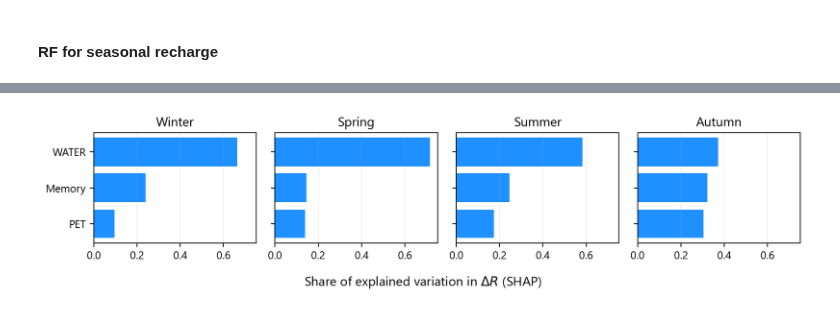
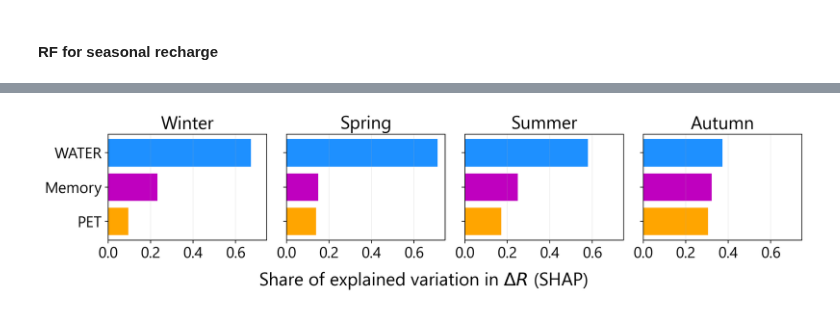
Before and after one commit to klekarkar/pre_post_process_mHM, a Jupyter notebook: recharge_attribution.ipynb, the cells around one changed output, grey strips where cells are left out. Cells and saved outputs as stored; diff of their text form; code cells hidden in the pictures.

```diff
--- a/recharge_attribution.ipynb
+++ b/recharge_attribution.ipynb
@@ -425,8 +409,8 @@ def rF_emulator(df_train, df_test, region_names):
         y_test  = test_season['recharge'].values
 
         param_grid = {
-            'n_estimators': [200],
-            'max_depth': [40],
+            'n_estimators': [150],
+            'max_depth': [20],
             'min_samples_split': [3],
             'min_samples_leaf': [2],
             'max_features': ['sqrt', 'log2', None],
@@ -616,0 +614,19 @@ Summary contribution spring:
+# %%
+for season, results in seasonal_emulators.items():
+    best_model = results['model']
+    rng_global = np.random.default_rng(42)
+    N_SHAP_ROWS_MAX = 200
+    idx_rows = rng_global.choice(len(df_test), size=N_SHAP_ROWS_MAX, replace=False)
+    df_shap = df_test.iloc[idx_rows]
+    X = df_shap[feature_names]
+    # Create an explainer object
+    explainer = shap.TreeExplainer(best_model)
+
+    # Calculate SHAP values
+    shap_values = explainer.shap_values(X)
+    # Label according to the feature labels
+    # shap.summary_plot(shap_values, X, feature_names=X.columns, plot_type='bar')
+
+    # Generate the SHAP beeswarm plot
+    columns = ['PET', 'WATER', 'Memory']
+    shap.summary_plot(shap_values, X, feature_names=columns,plot_size=[10,5])
@@ -617,32 +655,38 @@ Summary contribution spring:
 # %%
 
 # feature_names = ['dPET', 'dP', 'dWA']
 season_order = ['winter', 'spring', 'summer', 'autumn']  # adjust if your keys differ
 bucket_order = ['PET', 'Memory', 'WATER']  # top → bottom in all panels
 
 
-fig, axes = plt.subplots(1, 4, figsize=(10, 2.5), dpi=180, sharex=True)
+fig, axes = plt.subplots(1, 4, figsize=(12, 3.0), dpi=180, sharex=True)
 axes = axes.ravel()
 
 for i, season in enumerate(season_order):
     share_imp = seasonal_bucket_importance[season].copy()
 
     # set index to bucket and reorder rows to fixed order
     share_imp = (share_imp.set_index('bucket')
                             .loc[bucket_order]        # enforce same order
                             .reset_index())
 
     ax = axes[i]
     ax.barh(share_imp['bucket'], share_imp['share'],
-            height=0.8, color='dodgerblue')
-    ax.set_title(season.capitalize())
+            height=0.8, color=["#ffa500", "m", "dodgerblue"])
+    ax.set_title(season.capitalize(), fontsize=20)
     ax.grid(alpha=0.2, axis='x')
+    ax.tick_params(axis='x', labelsize=17)
+    ax.xaxis.set_major_locator(ticker.MultipleLocator(0.2))
+
+    if i == 0:
+        ax.tick_params(labelsize=17, axis='y')
 
     if i != 0:
         ax.set_yticklabels([])
 
-fig.supxlabel('Share of explained variation in $\Delta R$ (SHAP)', y=0.05)
+
+fig.supxlabel('Share of explained variation in $\Delta R$ (SHAP)', y=0.05, fontsize=20)
 plt.tight_layout()
 plt.show()
 # %% [output]
-[figure, old version]
+[figure, new version]
```
Also changed, not shown: parts of 8 cells of this notebook, 1 other file.
